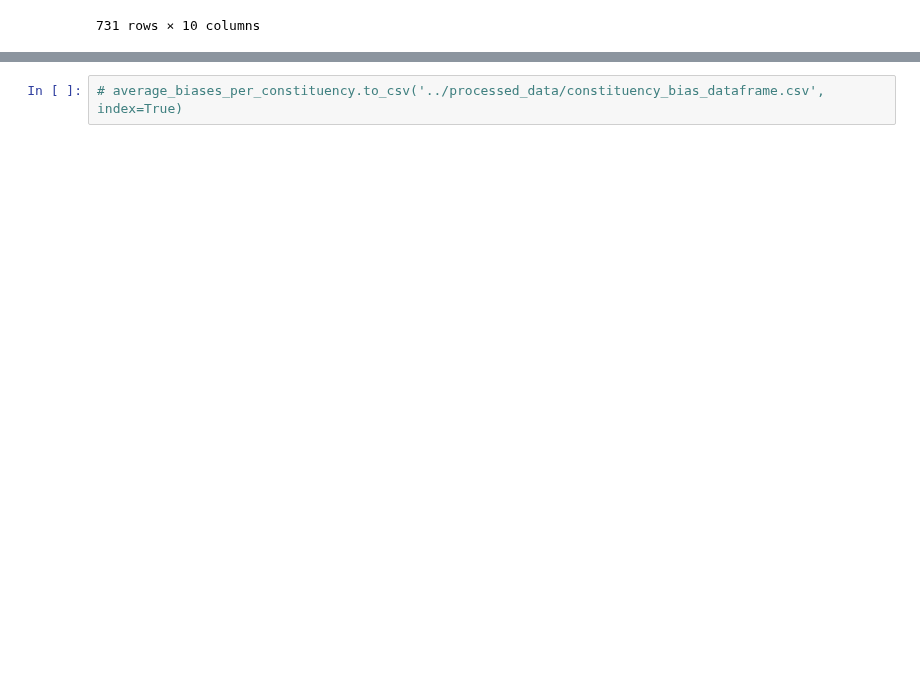
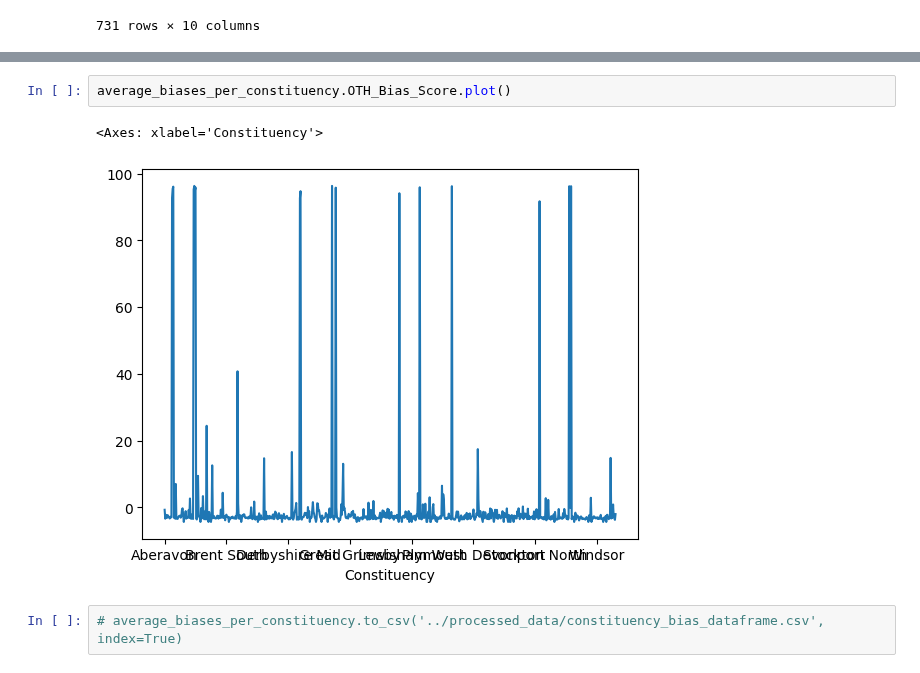
Before and after one commit to oscarhibbert/election-predictor, a Jupyter notebook: notebooks/ns_constituency.ipynb, the cells around one changed output, grey strips where cells are left out. Saved outputs shown, nothing was run; the diff lists cells and outputs as text; blank space fills up the shorter version.

Commit message:
sense checking constituency bias - all looks good

```diff
--- a/notebooks/ns_constituency.ipynb
+++ b/notebooks/ns_constituency.ipynb
@@ -190,2 +258,7 @@ np.sum(average_biases_per_constituency.PLC_Bias_Score > 5)
+# %%
+average_biases_per_constituency.OTH_Bias_Score.plot()
+# %% [output]
+<Axes: xlabel='Constituency'>
+[figure, added]
 # %%
 # average_biases_per_constituency.to_csv('../processed_data/constituency_bias_dataframe.csv', index=True)
```
Also changed, not shown: parts of 10 cells of this notebook.
